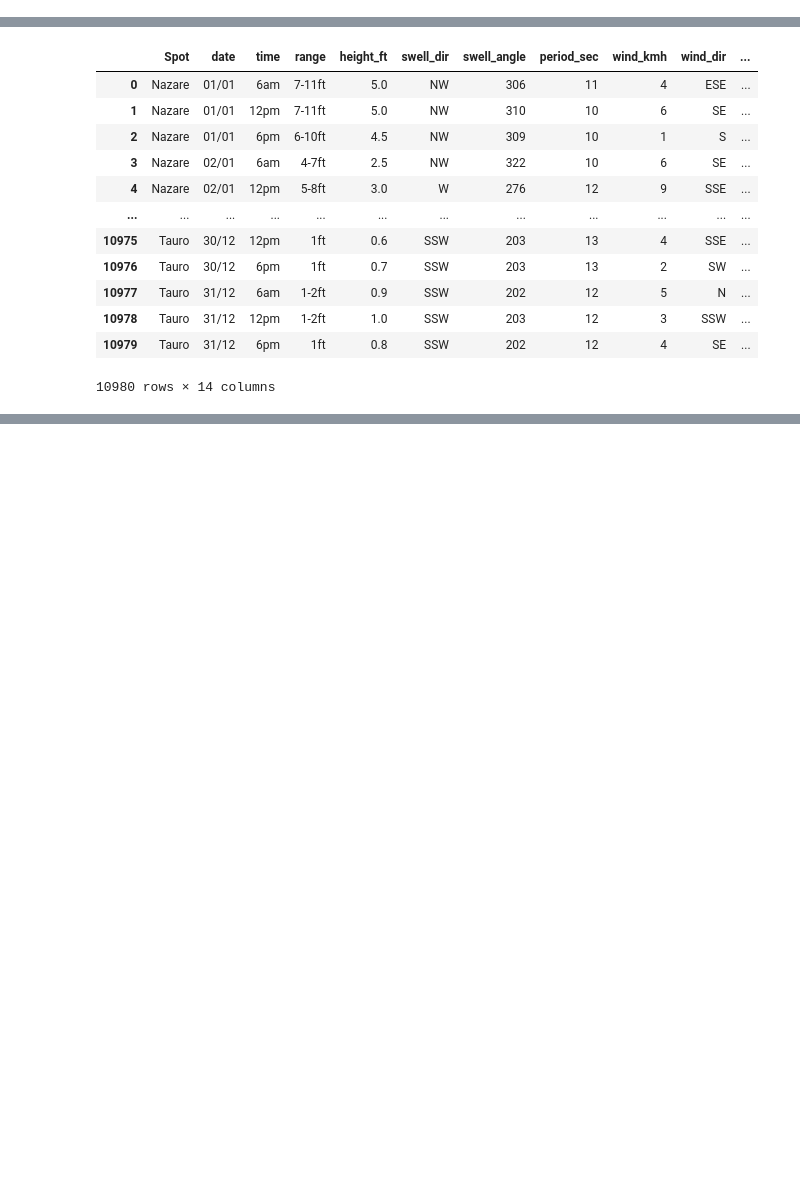
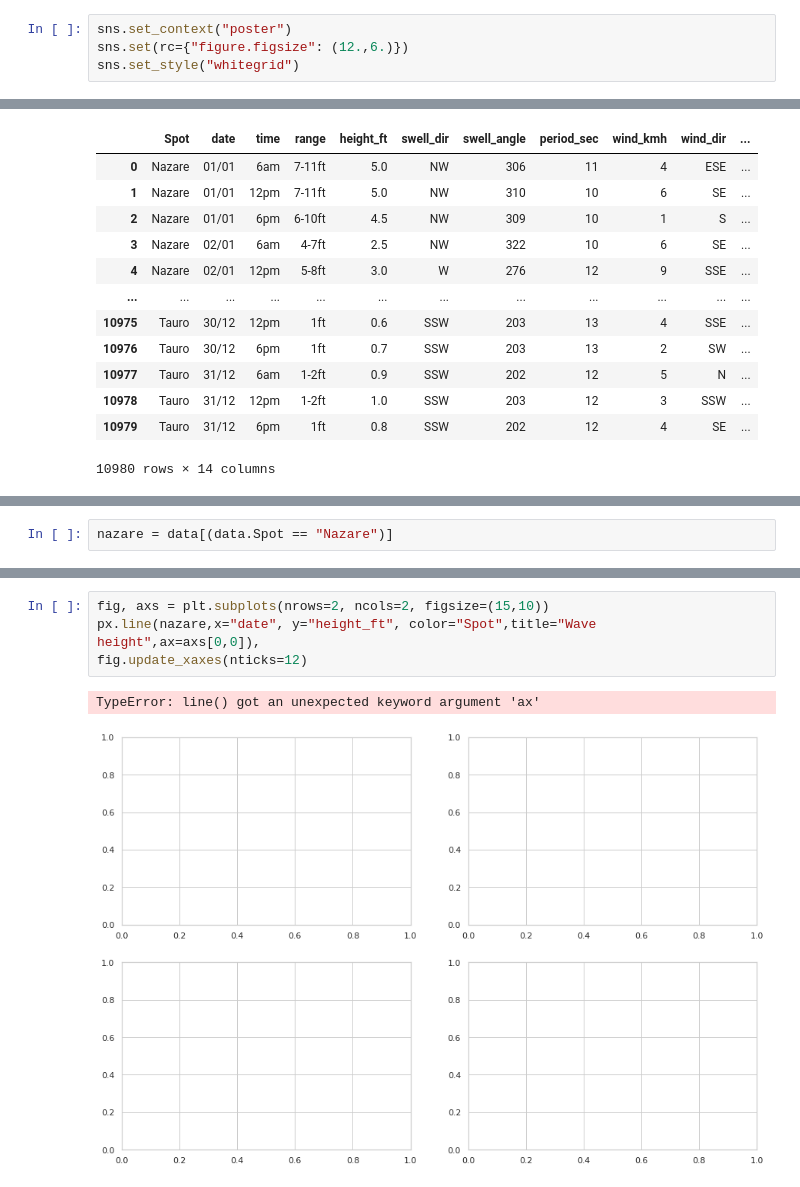
Before and after one commit to lukesmith194/SurfScanner, a Jupyter notebook: Visuals.ipynb, the cells around one changed output, grey strips where cells are left out. Cells and saved outputs as stored; diff of their text form; blank space fills up the shorter version.

```diff
--- a/Visuals.ipynb
+++ b/Visuals.ipynb
@@ -3,0 +7,4 @@ import seaborn a
+# %%
+sns.set_context("poster")
+sns.set(rc={"figure.figsize": (12.,6.)})
+sns.set_style("whitegrid")
@@ -21,0 +58,2 @@ data
+# %%
+nazare = data[(data.Spot == "Nazare")]
@@ -21,0 +72,7 @@ data
+# %%
+fig, axs = plt.subplots(nrows=2, ncols=2, figsize=(15,10))
+px.line(nazare,x="date", y="height_ft", color="Spot",title="Wave height",ax=axs[0,0]),
+fig.update_xaxes(nticks=12)
+# %% [output]
+TypeError: line() got an unexpected keyword argument 'ax'
+[figure, added]
```
Also changed, not shown: parts of 18 cells of this notebook.
